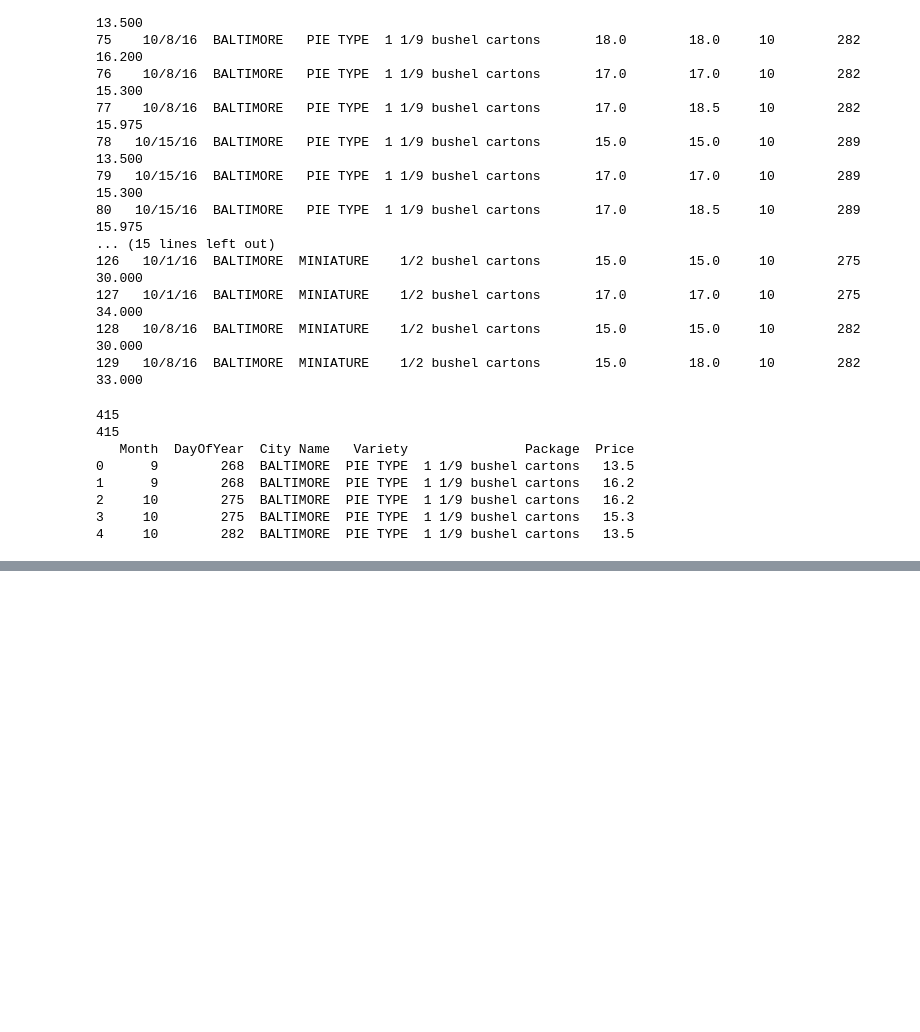
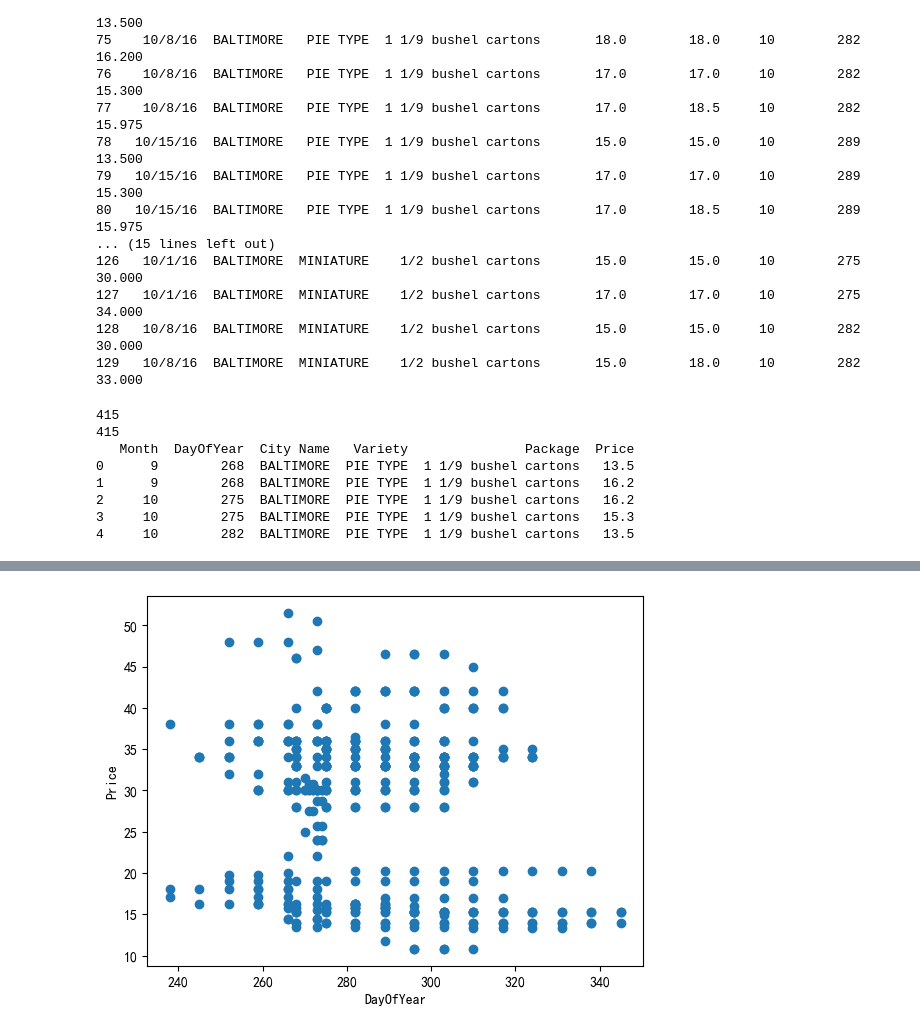
Before and after one commit to chenwenhao2025/xxqzy2, a Jupyter notebook: xxqdm2.1.ipynb, the cells around one changed output, grey strips where cells are left out. Cells and saved outputs as stored; diff of their text form; code cells hidden in the pictures; blank space fills up the shorter version.

```diff
--- a/xxqdm2.1.ipynb
+++ b/xxqdm2.1.ipynb
@@ -183,0 +199,8 @@ print(new_pumpkins.head().to_string())
+# %%
+# 销售日期与价格散点图
+plt.scatter('DayOfYear', 'Price', data=new_pumpkins)
+plt.xlabel('DayOfYear')
+plt.ylabel('Price')
+plt.show()
+# %% [output]
+[figure, added]
```
Also changed, not shown: parts of 4 cells of this notebook.
